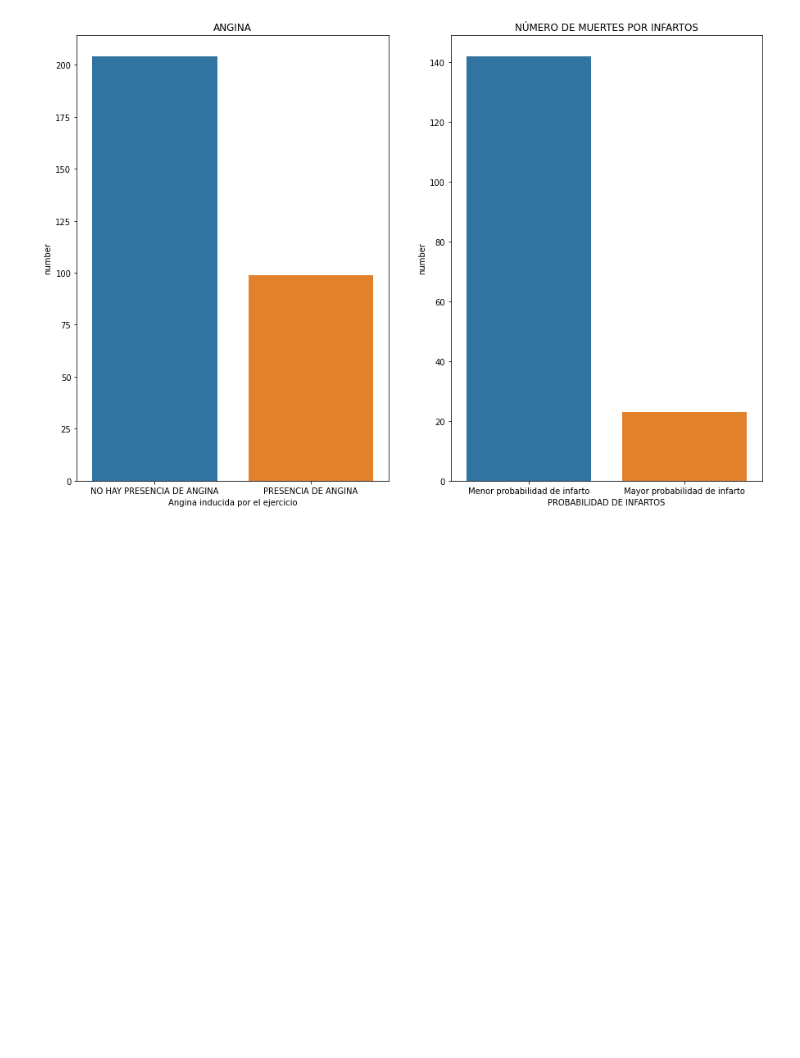
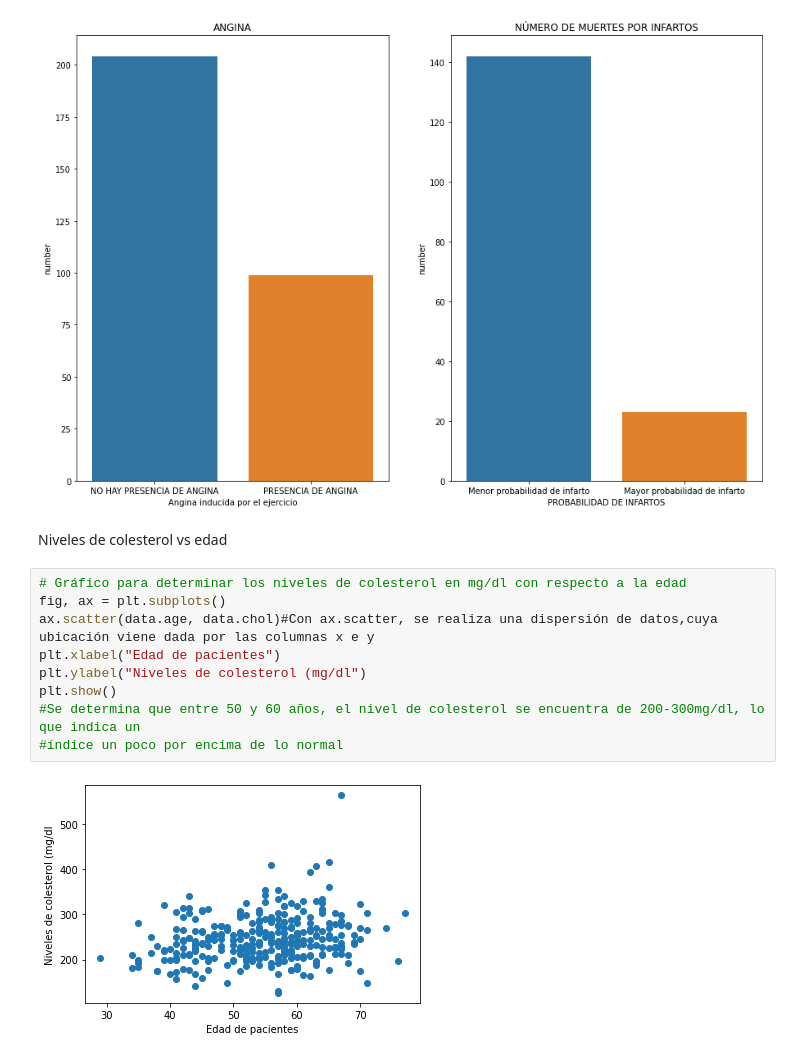
Before and after one commit to FelipeGualdron/Programacion, a Jupyter notebook: Proyecto_final_programacion.ipynb, the cells around one changed output. Cells and saved outputs as stored; diff of their text form; blank space fills up the shorter version.

```diff
--- a/Proyecto_final_programacion.ipynb
+++ b/Proyecto_final_programacion.ipynb
@@ -215,3 +217,16 @@ plt.title("NÚMERO DE MUERTES POR INFARTOS")
 plt.show()
 # %% [output]
 [figure]
+# %% [markdown]
+Niveles de colesterol vs edad
+# %%
+# Gráfico para determinar los niveles de colesterol en mg/dl con respecto a la edad
+fig, ax = plt.subplots()
+ax.scatter(data.age, data.chol)#Con ax.scatter, se realiza una dispersión de datos,cuya ubicación viene dada por las columnas x e y
+plt.xlabel("Edad de pacientes")
+plt.ylabel("Niveles de colesterol (mg/dl")
+plt.show()
+#Se determina que entre 50 y 60 años, el nivel de colesterol se encuentra de 200-300mg/dl, lo que indica un
+#índice un poco por encima de lo normal
+# %% [output]
+[figure, added]
```
Also changed, not shown: parts of 9 cells of this notebook.
